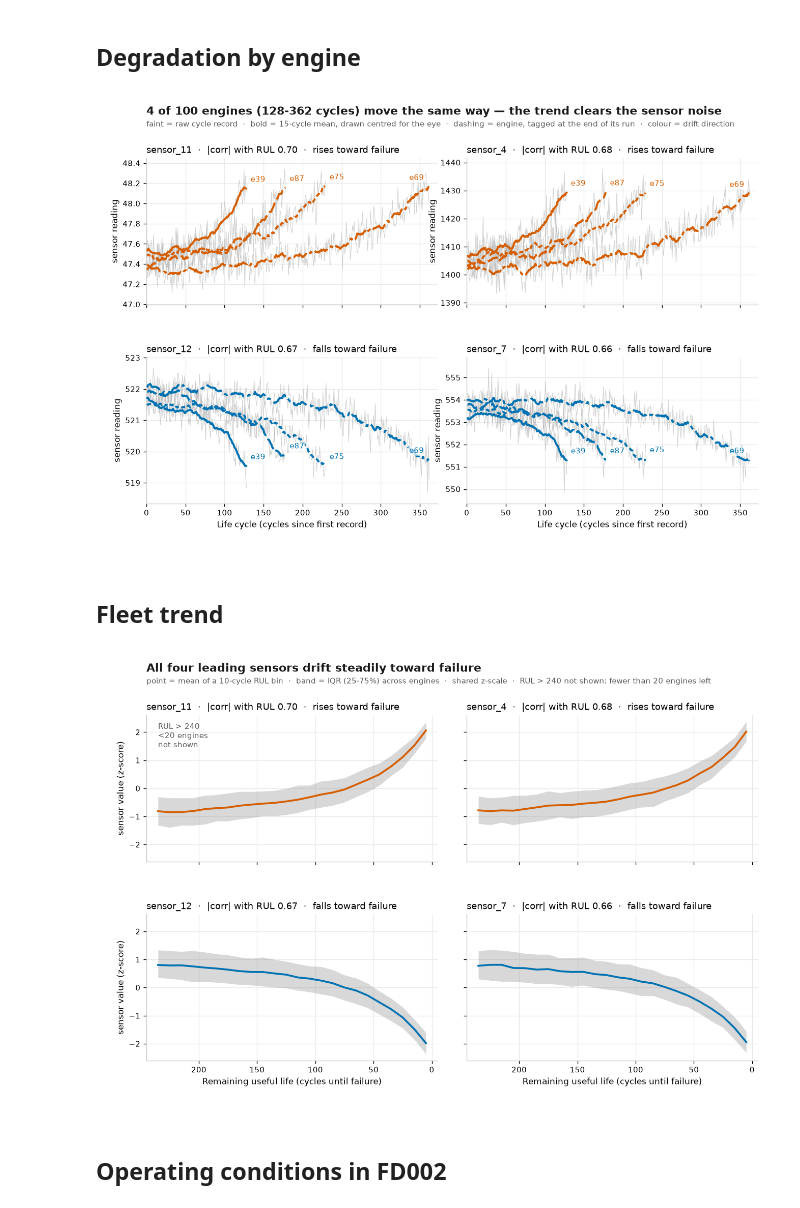
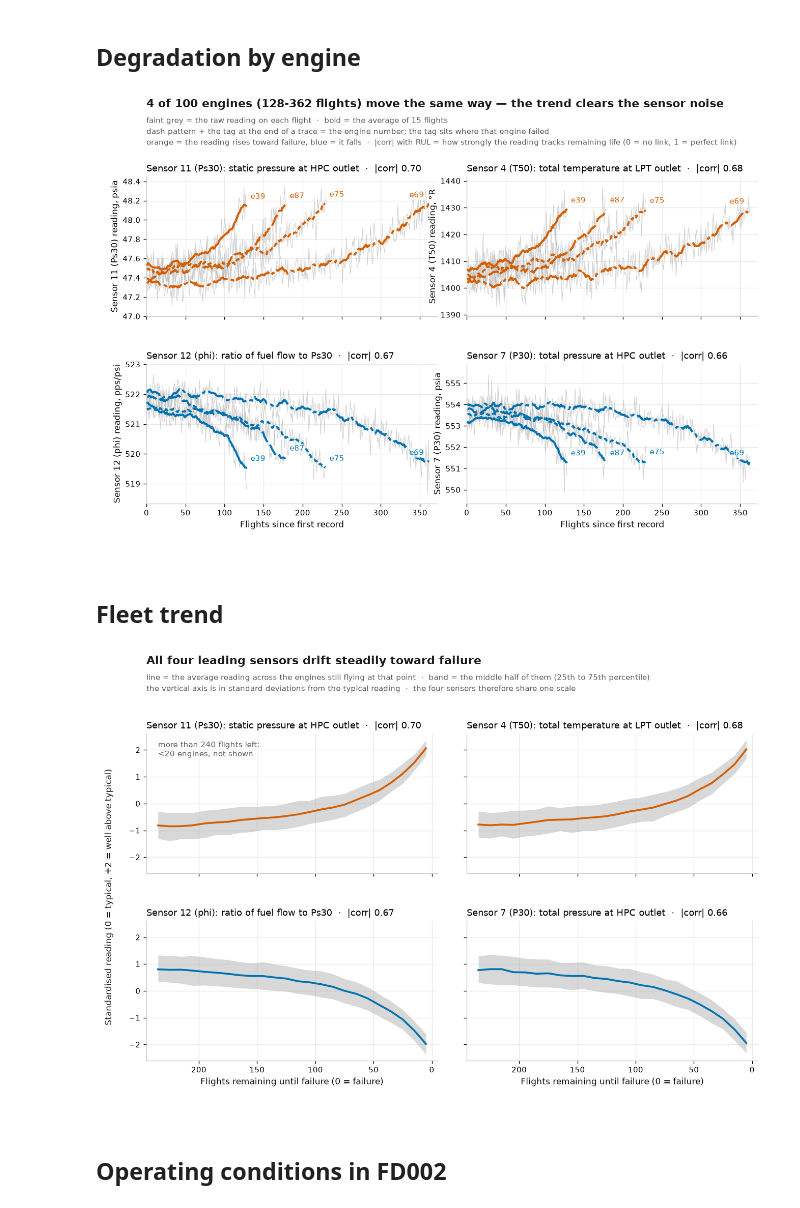
Before and after one commit to rafaa-sf/RULPTE, a Jupyter notebook: rul_prediction.ipynb, the cells around one changed output. Cells and saved outputs as stored; diff of their text form; code cells hidden in the pictures.

```diff
--- a/rul_prediction.ipynb
+++ b/rul_prediction.ipynb
@@ -123,47 +155,66 @@ ENGINE_DASH = ["-", (0, (6, 1.8)), (0, (2.2, 1.4)), (0, (9, 1.8, 2, 1.8))]
 WIN = 15      # cycles in the centred rolling mean
 LEFT = 0.075  # every figure starts its title and its left axis here
 
+# The four sensors this cell plots, spelled the way the "Sensor guide" cell spells them.
+SENSOR_INFO = {
+    "sensor_11": ("11", "Ps30", "static pressure at HPC outlet", "psia"),
+    "sensor_4": ("4", "T50", "total temperature at LPT outlet", "°R"),
+    "sensor_12": ("12", "phi", "ratio of fuel flow to Ps30", "pps/psi"),
+    "sensor_7": ("7", "P30", "total pressure at HPC outlet", "psia"),
+}
+
+
+def panel_title(s):
+    """Panel heading: the sensor's number, symbol, plain-words meaning and |corr| with RUL."""
+    num, sym, meaning, _ = SENSOR_INFO[s]
+    return f"Sensor {num} ({sym}): {meaning}  ·  |corr| {abs(corr[s]):.2f}"
+
+
 fig, axes = plt.subplots(2, 2, figsize=STYLE["size"], dpi=120, sharex=True)
-fig.subplots_adjust(left=LEFT, right=0.985, top=0.86, bottom=0.115,
-                    hspace=0.36, wspace=0.10)
+fig.subplots_adjust(left=LEFT, right=0.985, top=0.82, bottom=0.115,
+                    hspace=0.34, wspace=0.10)
 
 for ax, s in zip(axes.ravel(), TOP):
     col = STYLE["rise"] if corr[s] < 0 else STYLE["fall"]
+    num, sym, _, unit = SENSOR_INFO[s]
     for u, dash in zip(engines, ENGINE_DASH):
         d = train.loc[train["unit"] == u].sort_values("cycle")
         smooth = d[s].rolling(WIN, center=True, min_periods=3).mean()
         ax.plot(d["cycle"], d[s], color=STYLE["raw"], ls="-", lw=0.7, alpha=0.55, zorder=2)
         ax.plot(d["cycle"], smooth, color=col, ls=dash, lw=2.4, zorder=3,
                 solid_capstyle="round")
         # engine tag at the end of its own trace: the longest one is placed
         # inside the axes so it cannot be clipped
         last = u == life.idxmax()
         ax.annotate(f"e{u}", (d["cycle"].iloc[-1], smooth.iloc[-1]),
                     xytext=(-6, 6) if last else (5, 6), textcoords="offset points",
                     ha="right" if last else "left", va="bottom",
                     fontsize=STYLE["tag"], color=col, zorder=4,
                     bbox=dict(boxstyle="round,pad=0.12", fc="white", ec="none", alpha=0.72))
-    ax.set_title(f"{s}  ·  |corr| with RUL {abs(corr[s]):.2f}  ·  "
-                 f"{'rises' if corr[s] < 0 else 'falls'} toward failure", loc="left")
-    ax.set_ylabel("sensor reading")
+    ax.set_title(panel_title(s), loc="left")
+    ax.set_ylabel(f"Sensor {num} ({sym}) reading, {unit}")
     ax.margins(x=0.02, y=0.09)
     ax.set_xlim(0, life.max() * 1.03)
     ax.set_axisbelow(True)
 
 for a in axes[1, :]:
-    a.set_xlabel("Life cycle (cycles since first record)")
+    a.set_xlabel("Flights since first record")
 
 fig.suptitle(f"{len(engines)} of {train['unit'].nunique()} engines "
-             f"({int(life.min())}-{int(life.max())} cycles) move the same way — "
+             f"({int(life.min())}-{int(life.max())} flights) move the same way — "
              f"the trend clears the sensor noise",
-             x=LEFT, y=0.972, ha="left", fontsize=STYLE["title"], fontweight="bold",
+             x=LEFT, y=0.988, ha="left", fontsize=STYLE["title"], fontweight="bold",
              color=STYLE["ink"])
-fig.text(LEFT, 0.928,
-         f"faint = raw cycle record  ·  bold = {WIN}-cycle mean, drawn centred for the eye  ·  "
-         f"dashing = engine, tagged at the end of its run  ·  colour = drift direction",
-         ha="left", fontsize=STYLE["subtitle"], color=STYLE["muted"])
+fig.text(LEFT, 0.952,
+         f"faint grey = the raw reading on each flight  ·  bold = the average of {WIN} flights\n"
+         f"dash pattern + the tag at the end of a trace = the engine number; the tag sits where "
+         f"that engine failed\n"
+         f"orange = the reading rises toward failure, blue = it falls  ·  |corr| with RUL = how "
+         f"strongly the reading tracks remaining life (0 = no link, 1 = perfect link)",
+         ha="left", va="top", fontsize=STYLE["subtitle"], color=STYLE["muted"],
+         linespacing=1.45)
 # %% [output]
-[figure, old version]
+[figure, new version]
 # %% [markdown]
 ## Fleet trend
 # %%
@@ -180,8 +231,8 @@ x_end = thin_from + BIN / 2  # padding only; the excluded tail is stated in word
 
 fig, axes = plt.subplots(2, 2, figsize=STYLE["size"], dpi=120,
                          sharex=True, sharey=True)
-fig.subplots_adjust(left=LEFT, right=0.985, top=0.86, bottom=0.115,
-                    hspace=0.36, wspace=0.10)
+fig.subplots_adjust(left=LEFT, right=0.985, top=0.82, bottom=0.115,
+                    hspace=0.34, wspace=0.10)
 
 for ax, s in zip(axes.ravel(), TOP):
     col = STYLE["rise"] if corr[s] < 0 else STYLE["fall"]
@@ -191,28 +242,33 @@ for ax, s in zip(axes.ravel(), TOP):
     q1, q3 = gz.quantile(0.25).to_numpy(), gz.quantile(0.75).to_numpy()
     ax.fill_between(x[keep], q1[keep], q3[keep], color=STYLE["band"], lw=0, zorder=2)
     ax.plot(x[keep], mean[keep], color=col, lw=2.2, zorder=3)
-    ax.set_title(f"{s}  ·  |corr| with RUL {abs(corr[s]):.2f}  ·  "
-                 f"{'rises' if corr[s] < 0 else 'falls'} toward failure", loc="left")
+    ax.set_title(panel_title(s), loc="left")
     ax.set_axisbelow(True)
     ax.set_xlim(x_end, -BIN / 2)
 
-axes[0, 0].annotate(f"RUL > {thin_from:.0f}\n<{MIN_ENGINES} engines\nnot shown",
+axes[0, 0].annotate(f"more than {thin_from:.0f} flights left:\n"
+                    f"<{MIN_ENGINES} engines, not shown",
                     xy=(0.04, 0.95), xycoords="axes fraction", fontsize=STYLE["tag"],
                     color=STYLE["muted"], ha="left", va="top")
-for a in axes[:, 0]:
-    a.set_ylabel("sensor value (z-score)")
+# the four panels share one standardised scale, so the axis gets one label, not four
+fig.text(0.019, (0.82 + 0.115) / 2,
+         "Standardised reading (0 = typical, +2 = well above typical)",
+         rotation=90, va="center", ha="center", fontsize=STYLE["label"], color=STYLE["ink"])
 for a in axes[1, :]:
-    a.set_xlabel("Remaining useful life (cycles until failure)")
+    a.set_xlabel("Flights remaining until failure (0 = failure)")
 
 fig.suptitle("All four leading sensors drift steadily toward failure",
-             x=LEFT, y=0.972, ha="left", fontsize=STYLE["title"], fontweight="bold",
+             x=LEFT, y=0.988, ha="left", fontsize=STYLE["title"], fontweight="bold",
              color=STYLE["ink"])
-fig.text(LEFT, 0.928, f"point = mean of a 10-cycle RUL bin  ·  band = IQR (25-75%) "
-         f"across engines  ·  shared z-scale  ·  RUL > {thin_from:.0f} not shown: "
-         f"fewer than {MIN_ENGINES} engines left",
-         ha="left", fontsize=STYLE["subtitle"], color=STYLE["muted"])
+fig.text(LEFT, 0.952,
+         "line = the average reading across the engines still flying at that point  ·  "
+         "band = the middle half of them (25th to 75th percentile)\n"
+         "the vertical axis is in standard deviations from the typical reading  ·  "
+         "the four sensors therefore share one scale",
+         ha="left", va="top", fontsize=STYLE["subtitle"], color=STYLE["muted"],
+         linespacing=1.45)
 # %% [output]
-[figure, old version]
+[figure, new version]
 # %% [markdown]
 ## Operating conditions in FD002
 # %%
```
Also changed, not shown: parts of 2 cells of this notebook, 4 other files.
